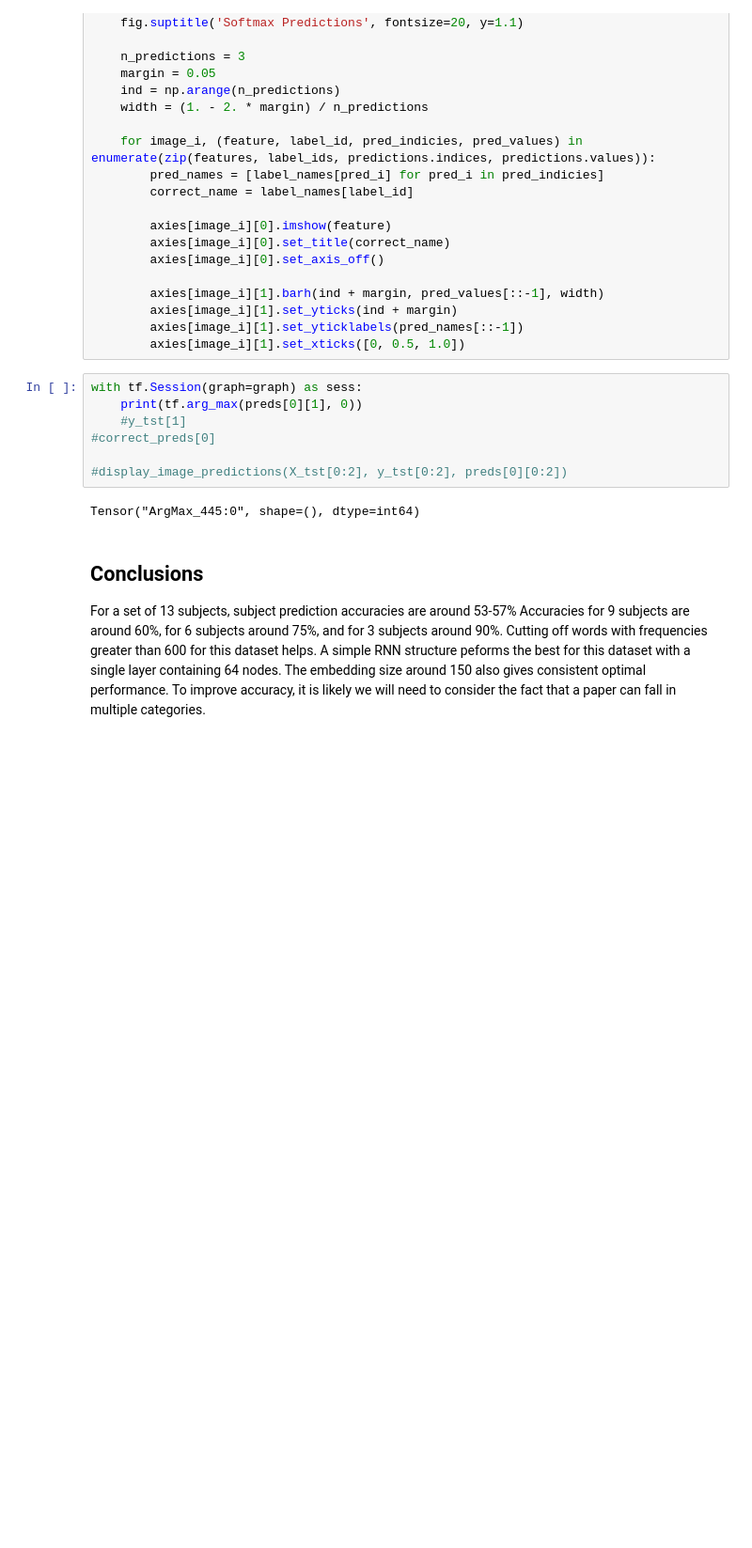
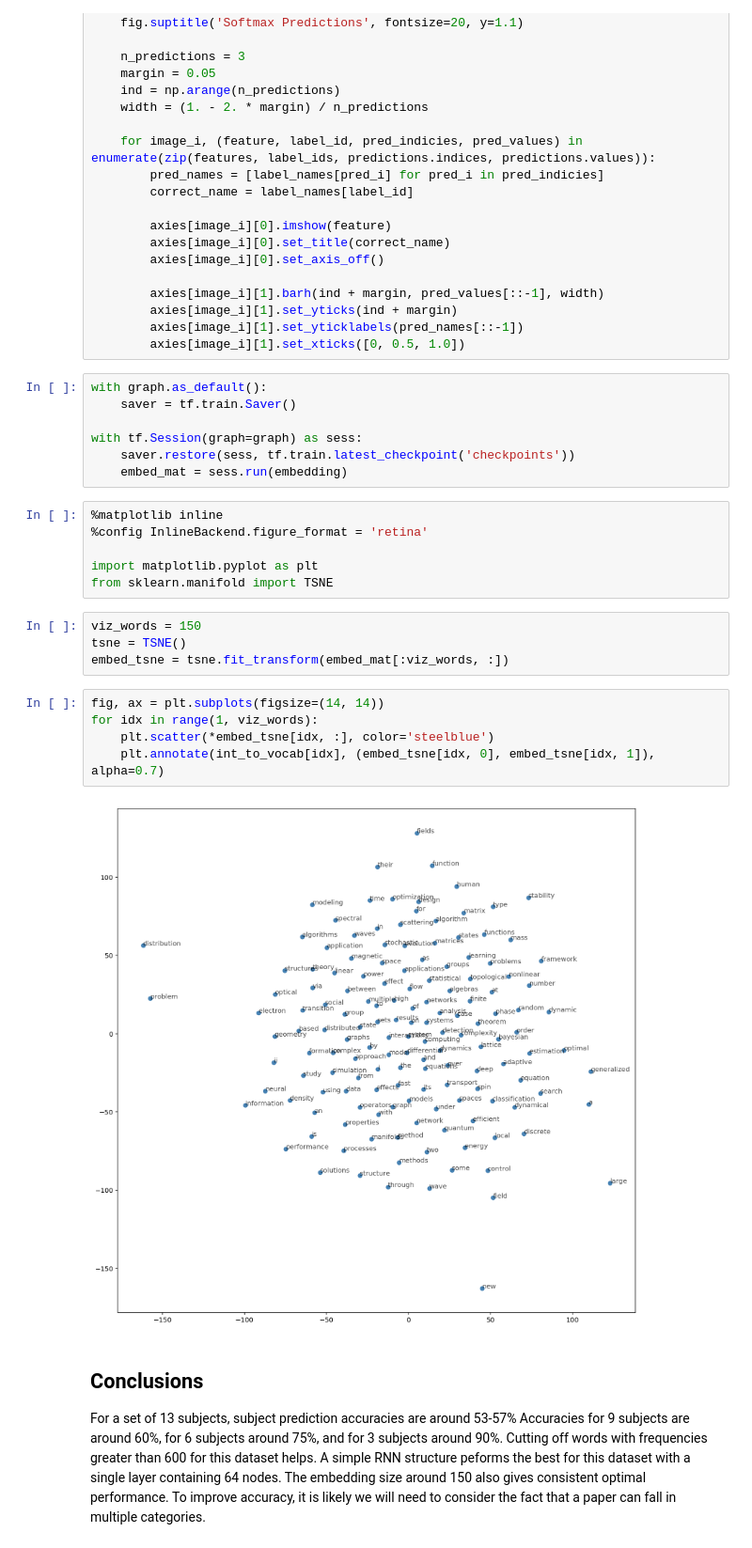
Before and after one commit to orlanditotrejo/spock-tensorflow-titles, a Jupyter notebook: TensorFlow_Titles_MultiSubjects.ipynb, the cells around one changed output. Shown: that part at 94% size. Cells and saved outputs as stored; diff of their text form; blank space fills up the shorter version.

Commit message:
updated with embedding visualization

```diff
--- a/TensorFlow_Titles_MultiSubjects.ipynb
+++ b/TensorFlow_Titles_MultiSubjects.ipynb
@@ -451,15 +451,30 @@ def display_image_predictions(features, labels, predictions):
         axies[image_i][1].set_yticks(ind + margin)
         axies[image_i][1].set_yticklabels(pred_names[::-1])
         axies[image_i][1].set_xticks([0, 0.5, 1.0])
-# %%
-with tf.Session(graph=graph) as sess:
-    print(tf.arg_max(preds[0][1], 0))
-    #y_tst[1]
-#correct_preds[0]
-
-#display_image_predictions(X_tst[0:2], y_tst[0:2], preds[0][0:2])
-# %% [output]
-Tensor("ArgMax_445:0", shape=(), dtype=int64)
+# %%
+with graph.as_default():
+    saver = tf.train.Saver()
+
+with tf.Session(graph=graph) as sess:
+    saver.restore(sess, tf.train.latest_checkpoint('checkpoints'))
+    embed_mat = sess.run(embedding)
+# %%
+%matplotlib inline
+%config InlineBackend.figure_format = 'retina'
+
+import matplotlib.pyplot as plt
+from sklearn.manifold import TSNE
+# %%
+viz_words = 150
+tsne = TSNE()
+embed_tsne = tsne.fit_transform(embed_mat[:viz_words, :])
+# %%
+fig, ax = plt.subplots(figsize=(14, 14))
+for idx in range(1, viz_words):
+    plt.scatter(*embed_tsne[idx, :], color='steelblue')
+    plt.annotate(int_to_vocab[idx], (embed_tsne[idx, 0], embed_tsne[idx, 1]), alpha=0.7)
+# %% [output]
+[figure, added]
 # %% [markdown]
 ## Conclusions
 For a set of 13 subjects, subject prediction accuracies are around 53-57% Accuracies for 9 subjects are around 60%, for 6 subjects around 75%, and for 3 subjects around 90%. Cutting off words with frequencies greater than 600 for this dataset helps. A simple RNN structure peforms the best for this dataset with a single layer containing 64 nodes. The embedding size around 150 also gives consistent optimal performance. To improve accuracy, it is likely we will need to consider the fact that a paper can fall in multiple categories.
```
Also changed, not shown: parts of 1 cell of this notebook, 1 other file.
